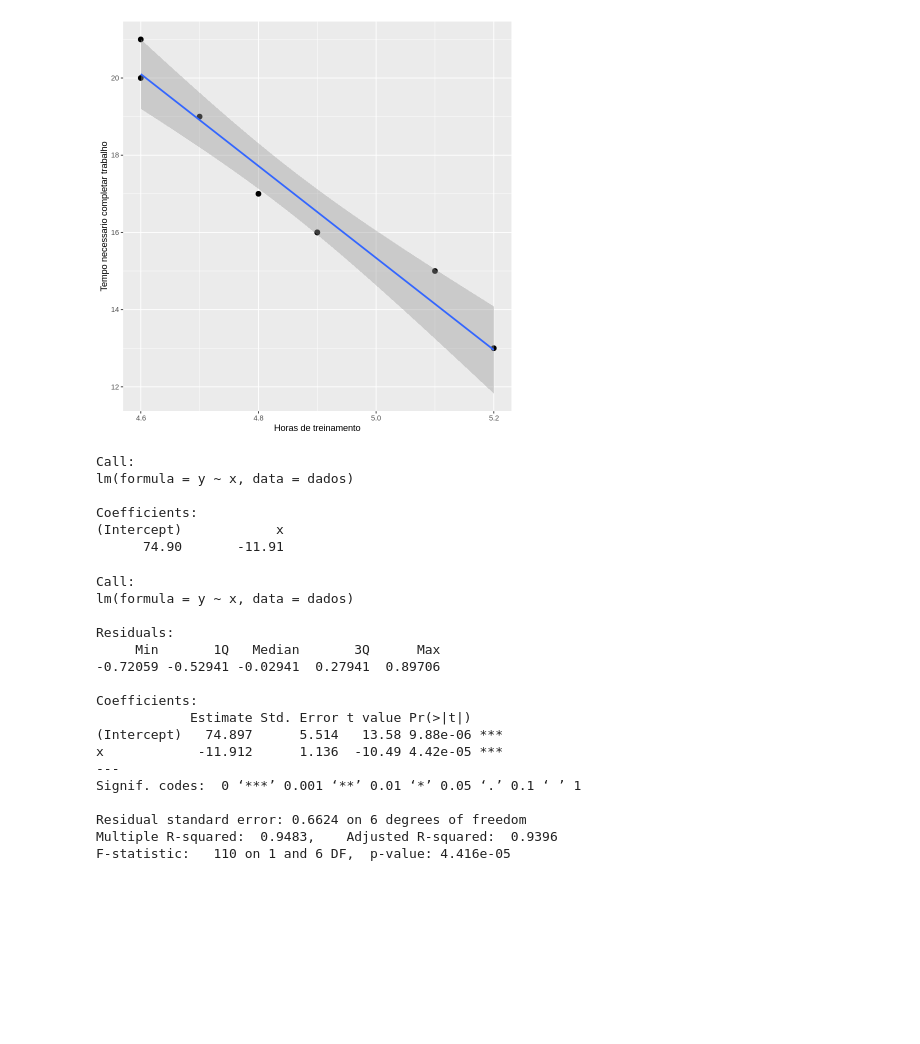
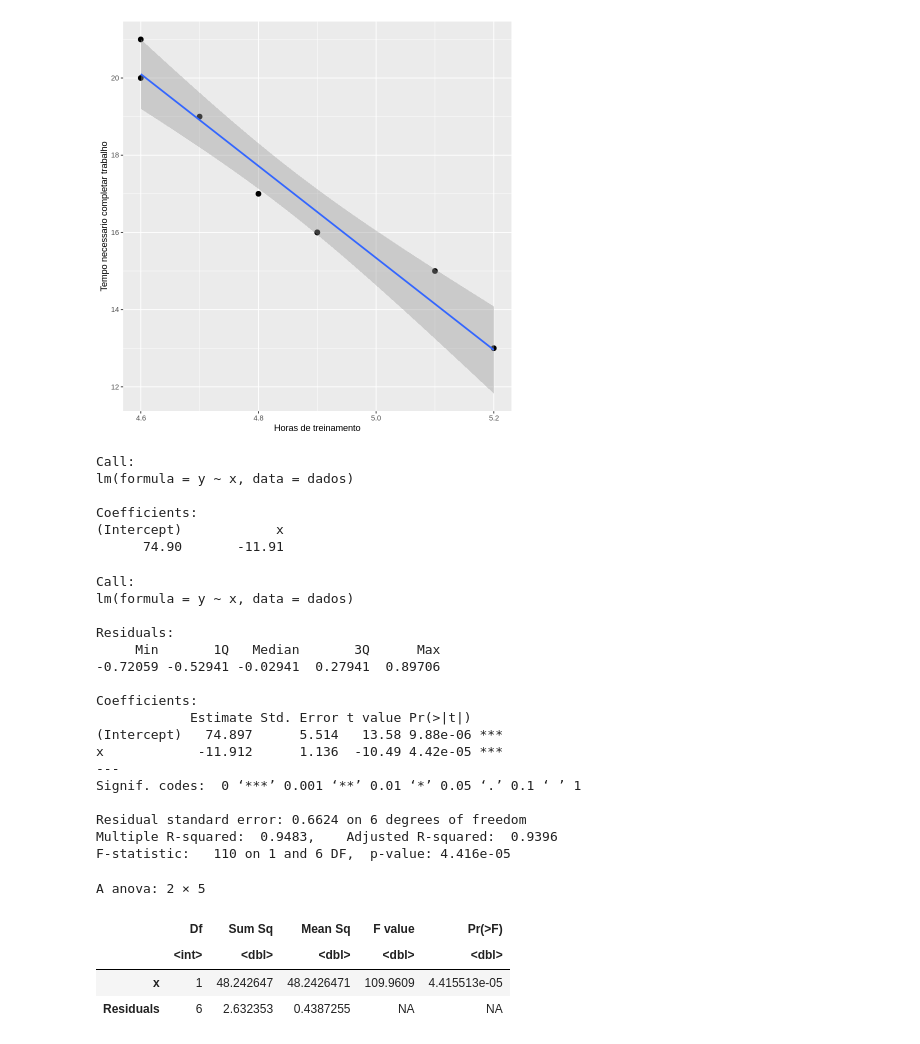
Before and after one commit to BrunaKrasotaMatos/An-liseEstat-stica, a Jupyter notebook: Trilha4/Trilha4.ipynb, the cells around one changed output. Saved outputs shown, nothing was run; the diff lists cells and outputs as text; code cells hidden in the pictures; blank space fills up the shorter version.

```diff
--- a/Trilha4/Trilha4.ipynb
+++ b/Trilha4/Trilha4.ipynb
@@ -92,29 +92,35 @@ ggplot(data=dados, aes(x = x, y = y)) +
 # %%
 # Modelo Linear dos meus dados
 mod_1 <- lm(y ~ x, data=dados)
 mod_1
 summary(mod_1)
+anova(mod_1)
 # %% [output]
 Call:
 lm(formula = y ~ x, data = dados)
 
 Coefficients:
 (Intercept)            x
       74.90       -11.91
 Call:
 lm(formula = y ~ x, data = dados)
 
 Residuals:
      Min       1Q   Median       3Q      Max
 -0.72059 -0.52941 -0.02941  0.27941  0.89706
 
 Coefficients:
             Estimate Std. Error t value Pr(>|t|)
 (Intercept)   74.897      5.514   13.58 9.88e-06 ***
 x            -11.912      1.136  -10.49 4.42e-05 ***
 ---
 Signif. codes:  0 ‘***’ 0.001 ‘**’ 0.01 ‘*’ 0.05 ‘.’ 0.1 ‘ ’ 1
 
 Residual standard error: 0.6624 on 6 degrees of freedom
 Multiple R-squared:  0.9483,    Adjusted R-squared:  0.9396
 F-statistic:   110 on 1 and 6 DF,  p-value: 4.416e-05
+A anova: 2 × 5
+|  | Df | Sum Sq | Mean Sq | F value | Pr(>F) |
+|  | <int> | <dbl> | <dbl> | <dbl> | <dbl> |
+| x | 1 | 48.242647 | 48.2426471 | 109.9609 | 4.415513e-05 |
+| Residuals | 6 | 2.632353 | 0.4387255 | NA | NA |
```
